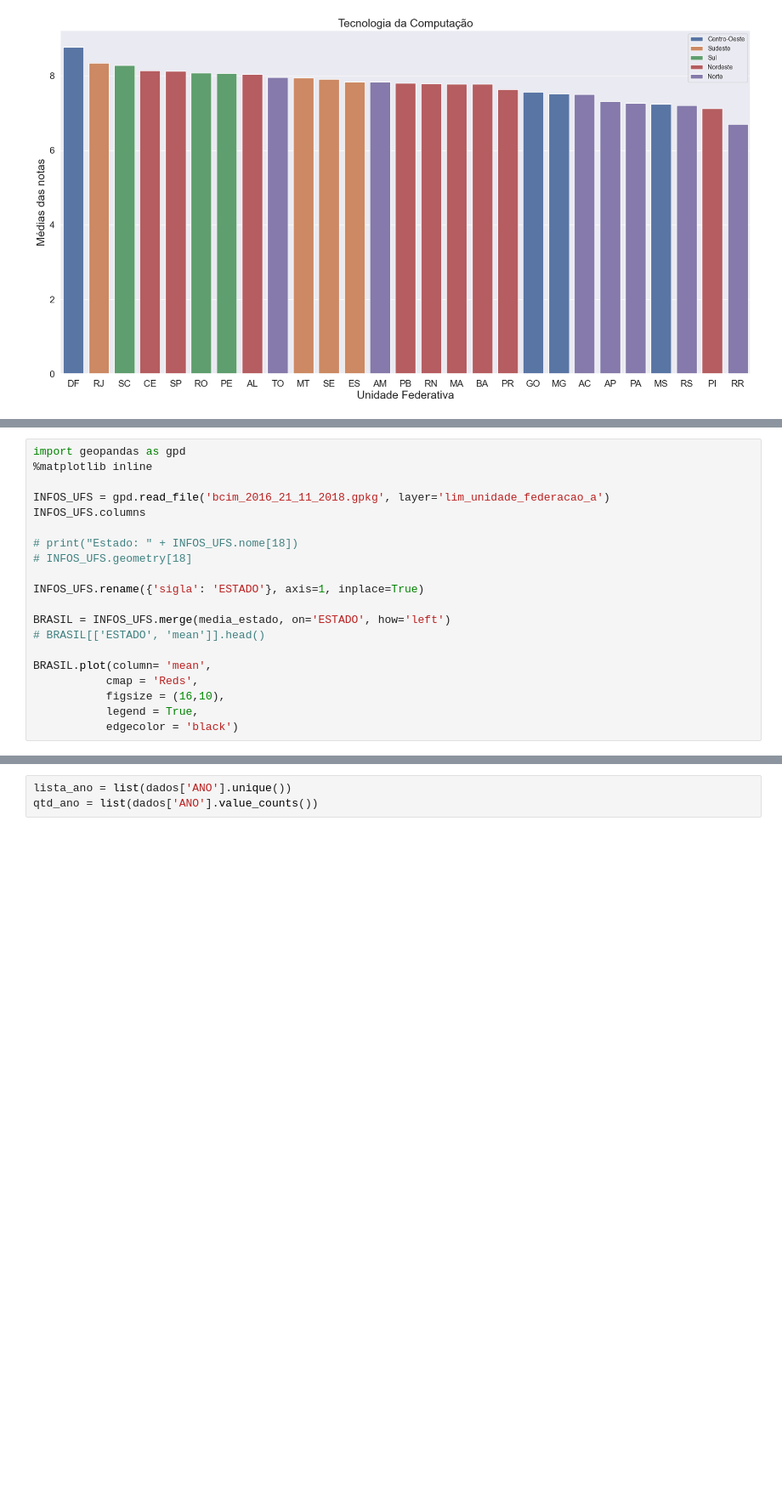
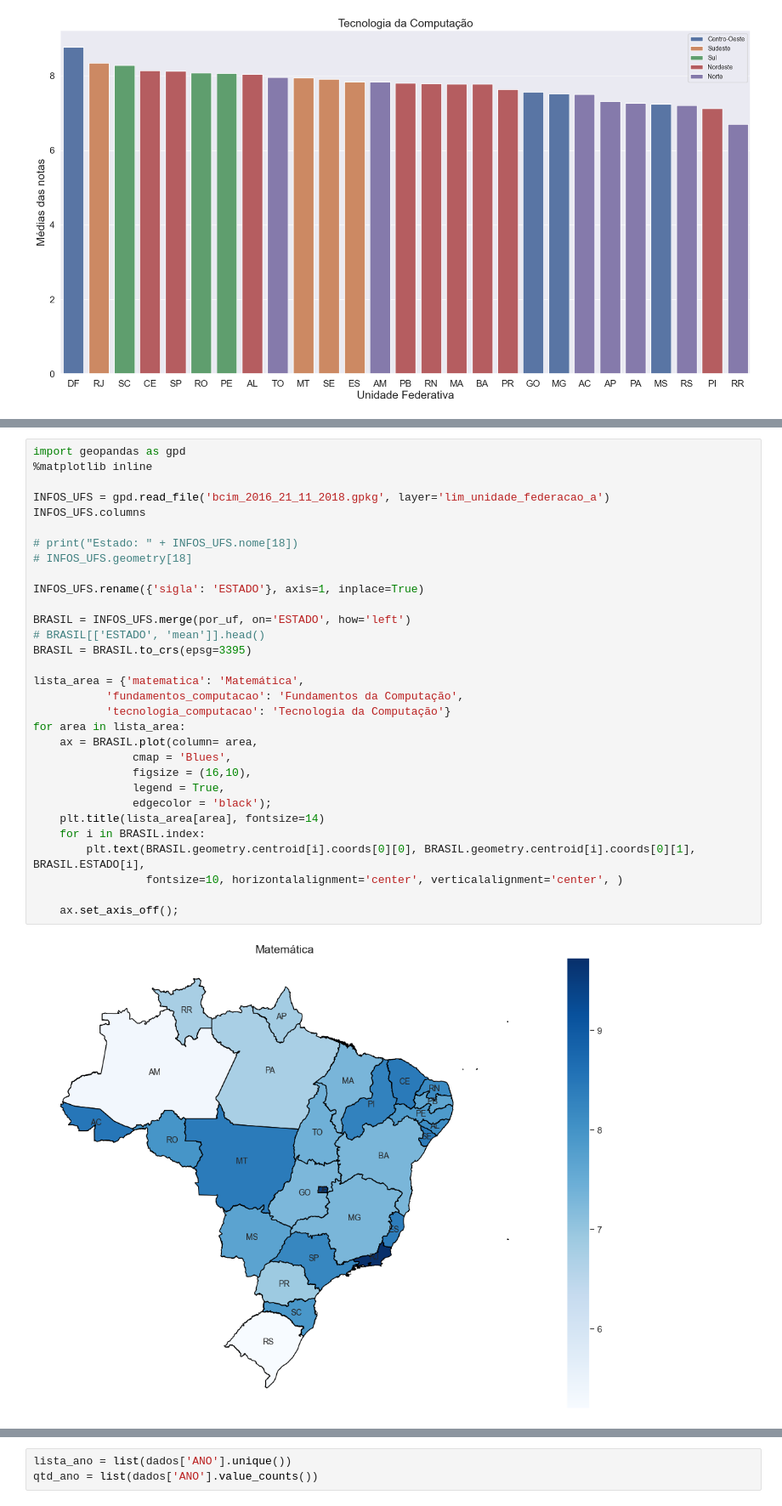
Before and after one commit to jeancarloscc/OrientPOSCOMP-System, a Jupyter notebook: mineracaoDados.ipynb, the cells around one changed output, grey strips where cells are left out. Shown at 85% size. Cells and saved outputs as stored; diff of their text form; blank space fills up the shorter version.

```diff
--- a/mineracaoDados.ipynb
+++ b/mineracaoDados.ipynb
@@ -352,20 +351,33 @@ mapa
 # %%
 import geopandas as gpd
 %matplotlib inline
 
 INFOS_UFS = gpd.read_file('bcim_2016_21_11_2018.gpkg', layer='lim_unidade_federacao_a')
 INFOS_UFS.columns
 
 # print("Estado: " + INFOS_UFS.nome[18])
 # INFOS_UFS.geometry[18]
 
 INFOS_UFS.rename({'sigla': 'ESTADO'}, axis=1, inplace=True)
 
-BRASIL = INFOS_UFS.merge(media_estado, on='ESTADO', how='left')
+BRASIL = INFOS_UFS.merge(por_uf, on='ESTADO', how='left')
 # BRASIL[['ESTADO', 'mean']].head()
+BRASIL = BRASIL.to_crs(epsg=3395)
 
-BRASIL.plot(column= 'mean',
-           cmap = 'Reds',
-           figsize = (16,10),
-           legend = True,
-           edgecolor = 'black')
+lista_area = {'matematica': 'Matemática',
+           'fundamentos_computacao': 'Fundamentos da Computação',
+           'tecnologia_computacao': 'Tecnologia da Computação'}
+for area in lista_area:
+    ax = BRASIL.plot(column= area,
+               cmap = 'Blues',
+               figsize = (16,10),
+               legend = True,
+               edgecolor = 'black');
+    plt.title(lista_area[area], fontsize=14)
+    for i in BRASIL.index:
+        plt.text(BRASIL.geometry.centroid[i].coords[0][0], BRASIL.geometry.centroid[i].coords[0][1], BRASIL.ESTADO[i],
+                 fontsize=10, horizontalalignment='center', verticalalignment='center', )
+
+    ax.set_axis_off();
+# %% [output]
+[figure, added]
```
Also changed, not shown: parts of 48 cells of this notebook, 8 other files.
